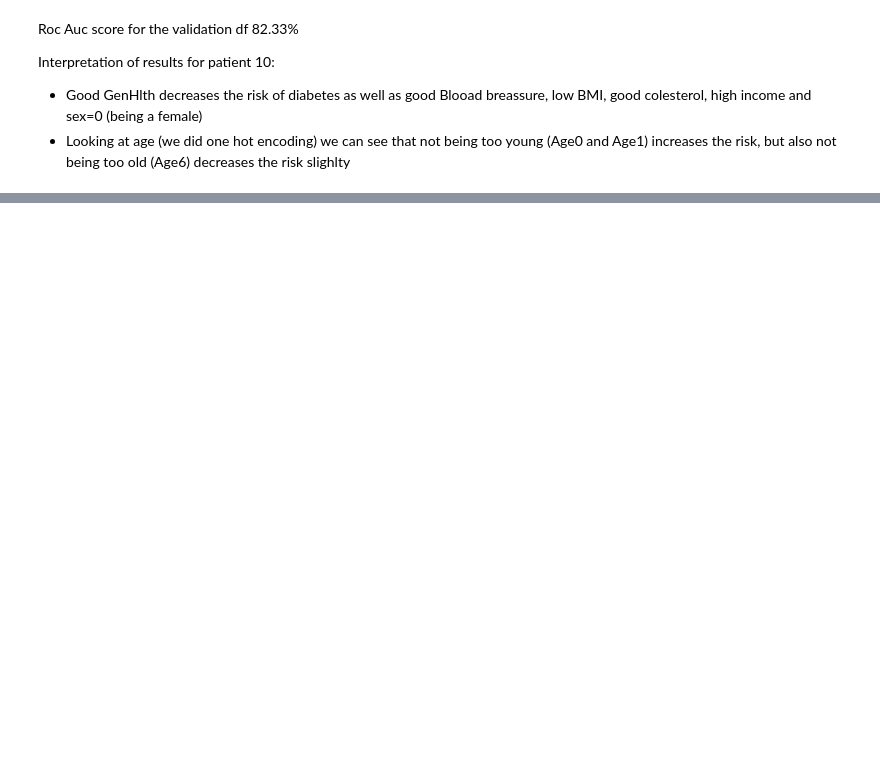
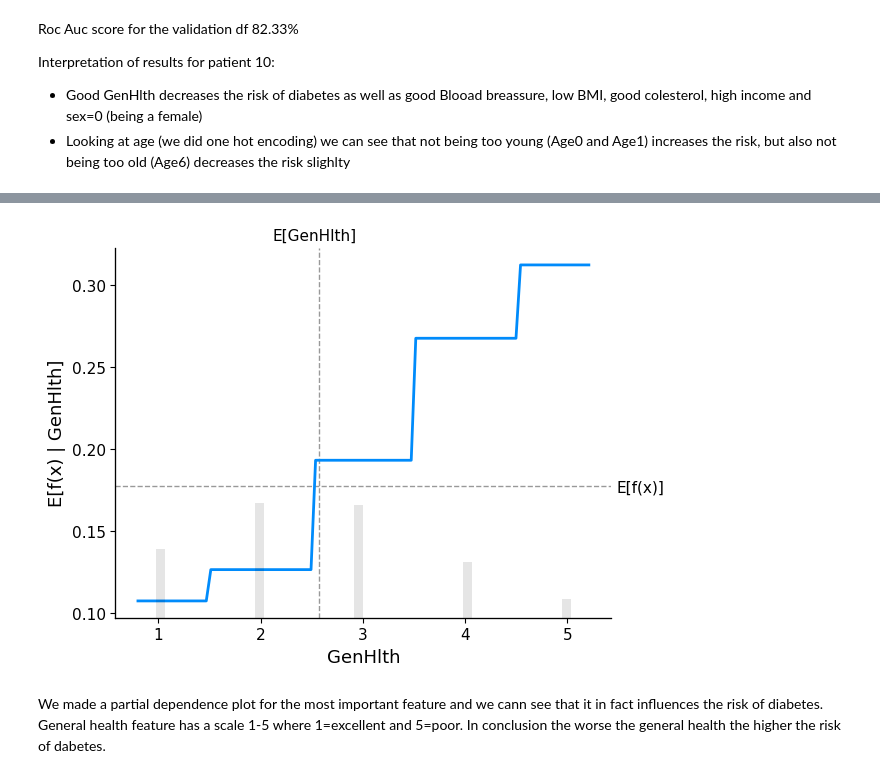
Before and after one commit to katarzynarogalska/DiabetesPrediction, a Jupyter notebook: model.ipynb, the cells around one changed output, grey strips where cells are left out. Cells and saved outputs as stored; diff of their text form; code cells hidden in the pictures; blank space fills up the shorter version.

Commit message:
Shap_partial_dependence_added

```diff
--- a/model.ipynb
+++ b/model.ipynb
@@ -137,3 +140,14 @@ Interpretation of results for patient 10:
 
 * Good GenHlth decreases the risk of diabetes as well as good Blooad breassure, low BMI, good colesterol, high income and sex=0 (being a female)
 * Looking at age (we did one hot encoding) we can see that not being too young (Age0 and Age1) increases the risk, but also not being too old (Age6) decreases the risk slighlty
+# %%
+def model_lr_proba(x):
+    return model.predict_proba(x)[:, 1]
+
+
+
+fig,ax = shap.partial_dependence_plot(
+    "GenHlth", model_lr_proba, X_sample, model_expected_value=True,
+    feature_expected_value=True, show=False, ice=False
+)
+# %% [output]
@@ -139,0 +171,3 @@ Interpretation of results for patient 10:
+[figure, added]
+# %% [markdown]
+We made a partial dependence plot for the most important feature and we cann see that it in fact influences the risk of diabetes. General health feature has a scale 1-5 where 1=excellent and 5=poor. In conclusion the worse the general health the higher the risk of dabetes.
```
Also changed, not shown: parts of 4 cells of this notebook.
